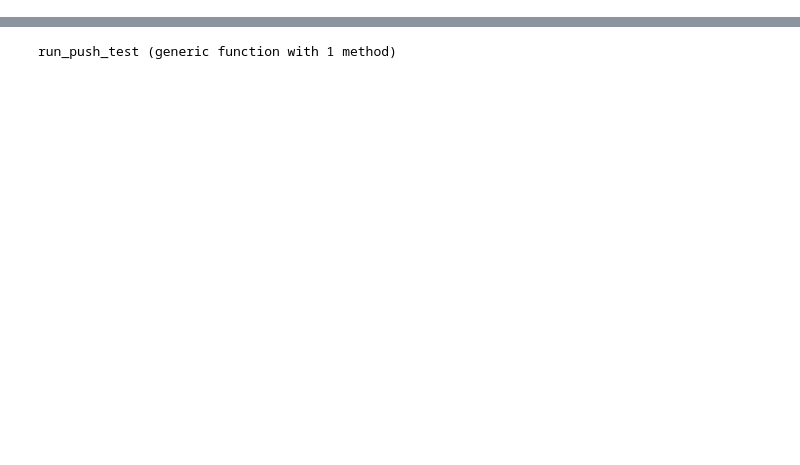
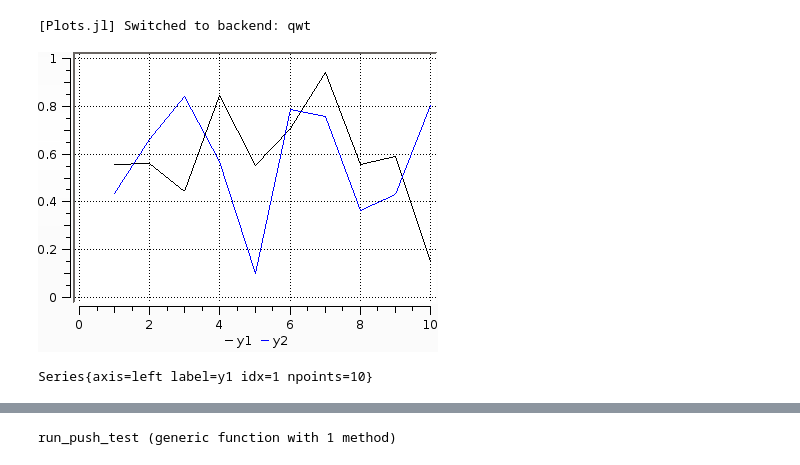
Before and after one commit to JuliaPlots/Plots.jl, a Jupyter notebook: examples/playground.ipynb, the cells around one changed output, grey strips where cells are left out. Drawn from its saved outputs; the diff is of its cells as text; code cells hidden in the pictures; blank space fills up the shorter version.

```diff
--- a/examples/playground.ipynb
+++ b/examples/playground.ipynb
@@ -1 +1,11 @@
+# %%
+using Plots; qwt!()
+p = plot(rand(10,2), size=(400,300))
+# %% [output]
+[Plots.jl] Switched to backend: qwt
+[figure, added]
+# %%
+p.o.lines[1]
+# %% [output]
+Series{axis=left label=y1 idx=1 npoints=10}
 # %%
```
Also changed, not shown: parts of 7 cells of this notebook, 2 other files.
